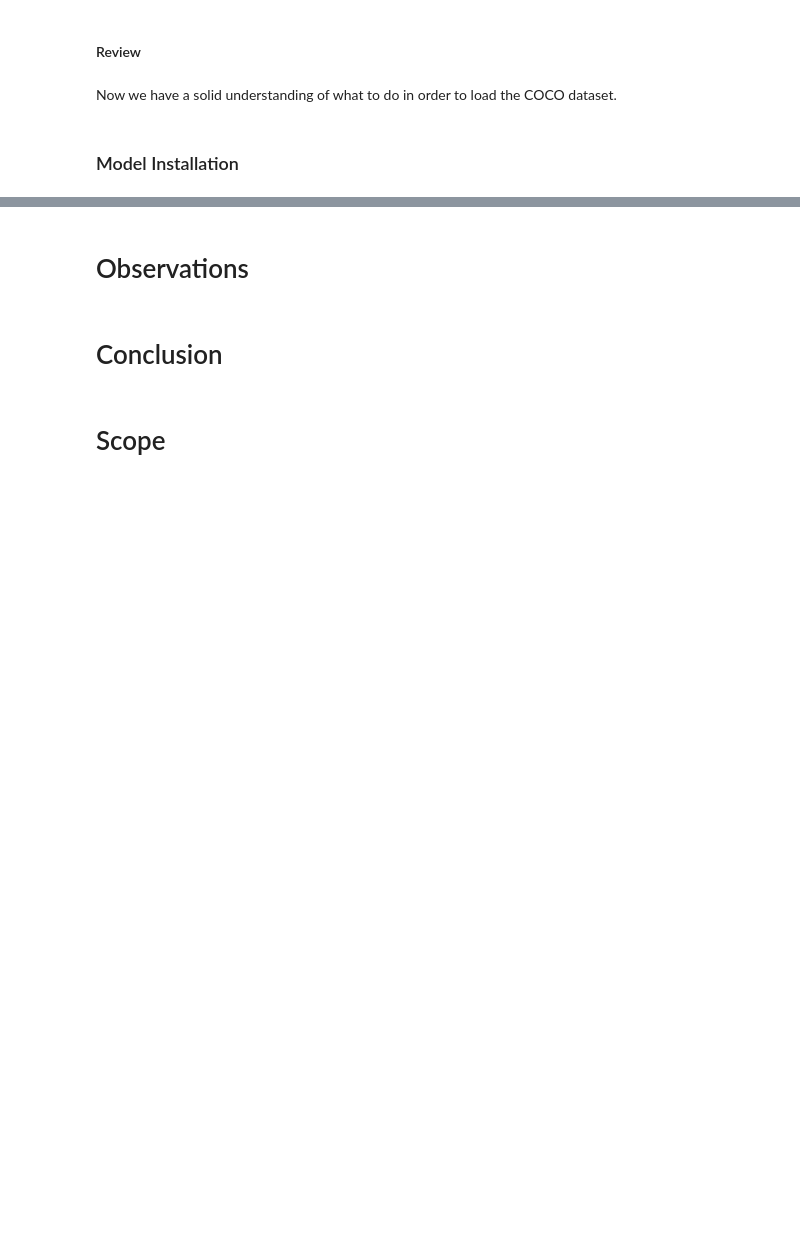
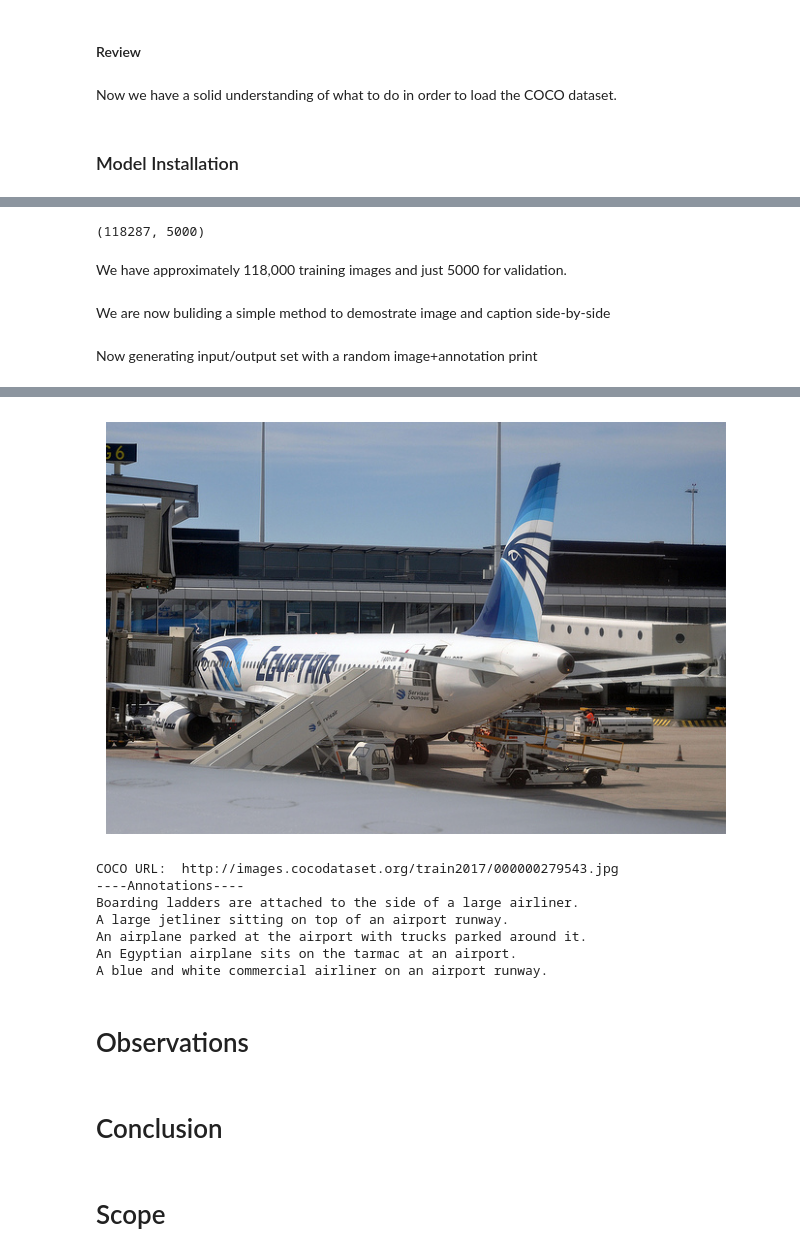
Before and after one commit to mematcha/image-caption-generator, a Jupyter notebook: image-caption-generator.ipynb, the cells around one changed output, grey strips where cells are left out. Saved outputs shown, nothing was run; the diff lists cells and outputs as text; code cells hidden in the pictures; blank space fills up the shorter version.

Commit message:
Added a method to generate random images and annotations, Completed Image Input Setup

```diff
--- a/image-caption-generator.ipynb
+++ b/image-caption-generator.ipynb
@@ -191,0 +323,11 @@ inception_model_pretrained = InceptionV3(weights='imagenet',classifier_activatio
+# %%
+img_ids={}
+img_ids["train2017"] = coco["train2017"].getImgIds()
+img_ids["val2017"] = coco["val2017"].getImgIds()
+len(img_ids["train2017"]),len(img_ids["val2017"])
+# %% [output]
+(118287, 5000)
+# %% [markdown]
+We have approximately 118,000 training images and just 5000 for validation.
+# %% [markdown]
+We are now buliding a simple method to demostrate image and caption side-by-side
@@ -191,0 +379,7 @@ inception_model_pretrained = InceptionV3(weights='imagenet',classifier_activatio
+# %% [markdown]
+Now generating input/output set with a random image+annotation print
+# %%
+data={}
+data["train2017"] = generate_images_and_captions("train2017",printSingleImage=True)
+data["val2017"] = generate_images_and_captions("val2017",printSingleImage=False)
+# %% [output]
@@ -192,3 +388,11 @@ inception_model_pretrained = InceptionV3(weights='imagenet',classifier_activatio
+[figure, added]
+COCO URL:  http://images.cocodataset.org/train2017/000000279543.jpg
+----Annotations----
+Boarding ladders are attached to the side of a large airliner.
+A large jetliner sitting on top of an airport runway.
+An airplane parked at the airport with trucks parked around it.
+An Egyptian airplane sits on the tarmac at an airport.
+A blue and white commercial airliner on an airport runway.
 # %% [markdown]
 # Observations
 # %% [markdown]
```
Also changed, not shown: parts of 18 cells of this notebook.
